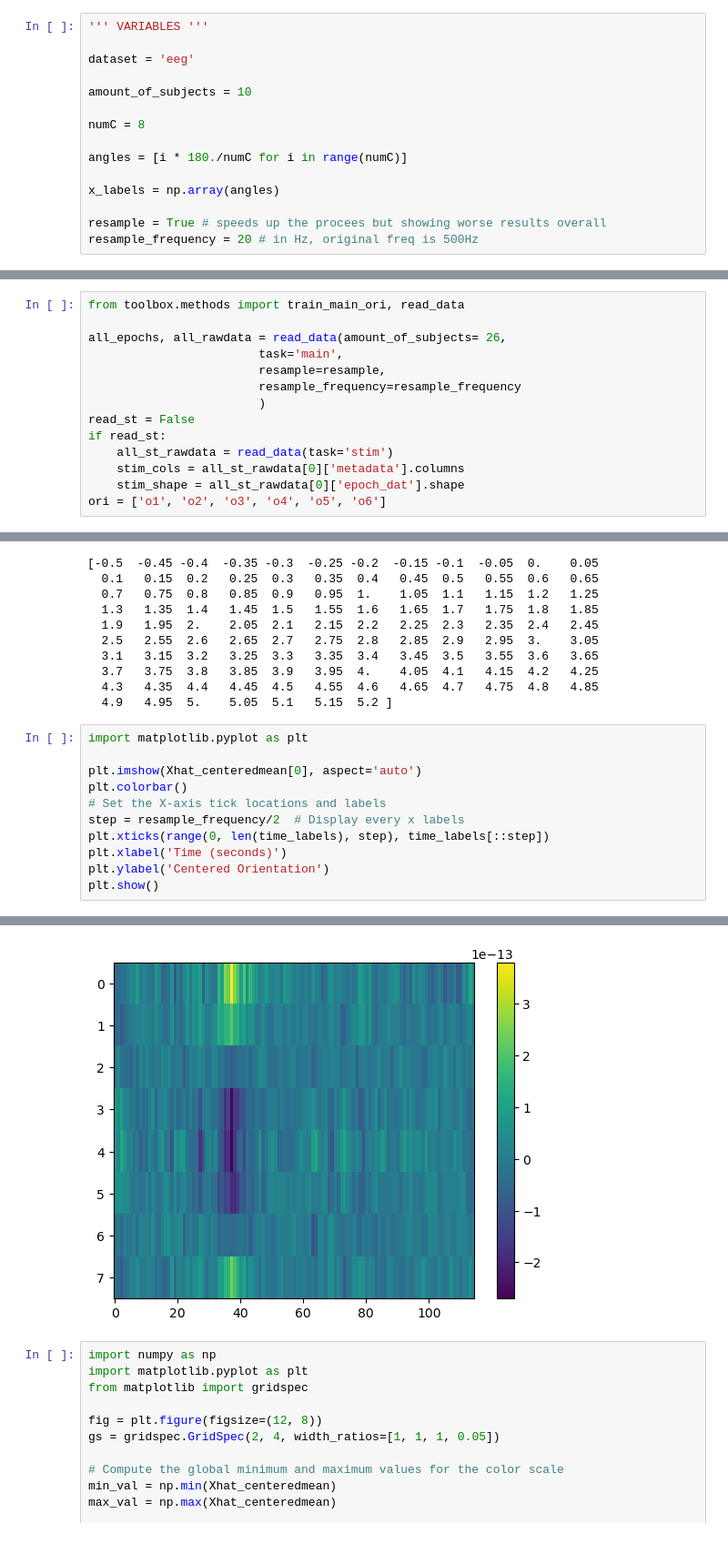
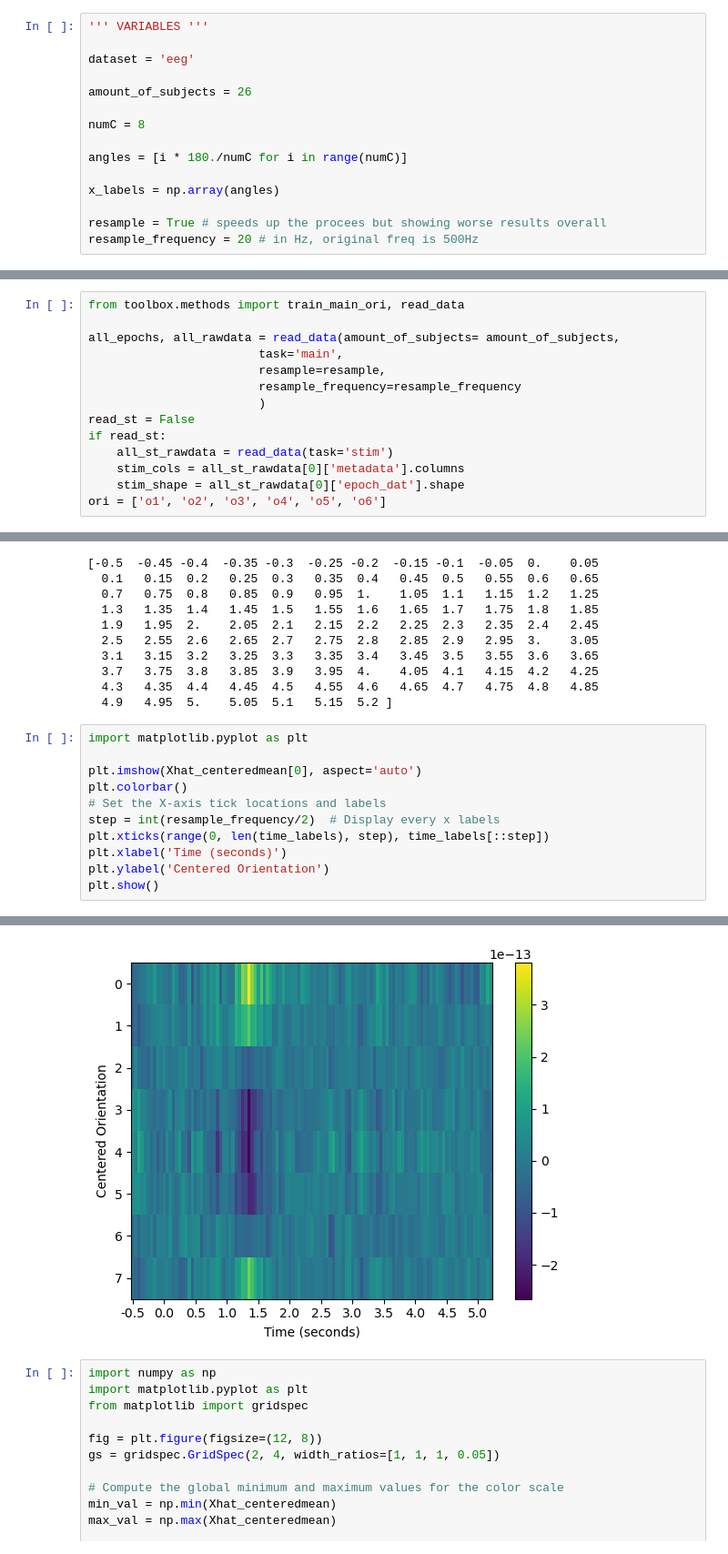
Before and after one commit to unthrived/master-thesis, a Jupyter notebook: 0_main_fe_20hz.ipynb, the cells around one changed output, grey strips where cells are left out. Shown at 91% size. Drawn from its saved outputs; the diff is of its cells as text.

```diff
--- a/0_main_fe_20hz.ipynb
+++ b/0_main_fe_20hz.ipynb
@@ -30,7 +30,7 @@ sys.path.append(path_utils)
 
 dataset = 'eeg'
 
-amount_of_subjects = 10
+amount_of_subjects = 26
 
 numC = 8
 
@@ -45,7 +45,7 @@ resample_frequency = 20 # in Hz, original freq is 500Hz
 # %%
 from toolbox.methods import train_main_ori, read_data
 
-all_epochs, all_rawdata = read_data(amount_of_subjects= 26,
+all_epochs, all_rawdata = read_data(amount_of_subjects= amount_of_subjects,
                         task='main',
                         resample=resample,
                         resample_frequency=resample_frequency
@@ -129,7 +130,7 @@ import matplotlib.pyplot as plt
 plt.imshow(Xhat_centeredmean[0], aspect='auto')
 plt.colorbar()
 # Set the X-axis tick locations and labels
-step = resample_frequency/2  # Display every x labels
+step = int(resample_frequency/2)  # Display every x labels
 plt.xticks(range(0, len(time_labels), step), time_labels[::step])
 plt.xlabel('Time (seconds)')
 plt.ylabel('Centered Orientation')
@@ -139,4 +139,4 @@ TypeError: 'float' object cannot be interpreted as an integer
-[figure, old version]
+[figure, new version]
 # %%
 import numpy as np
 import matplotlib.pyplot as plt
```
Also changed, not shown: parts of 4 cells of this notebook, 7 other files.
